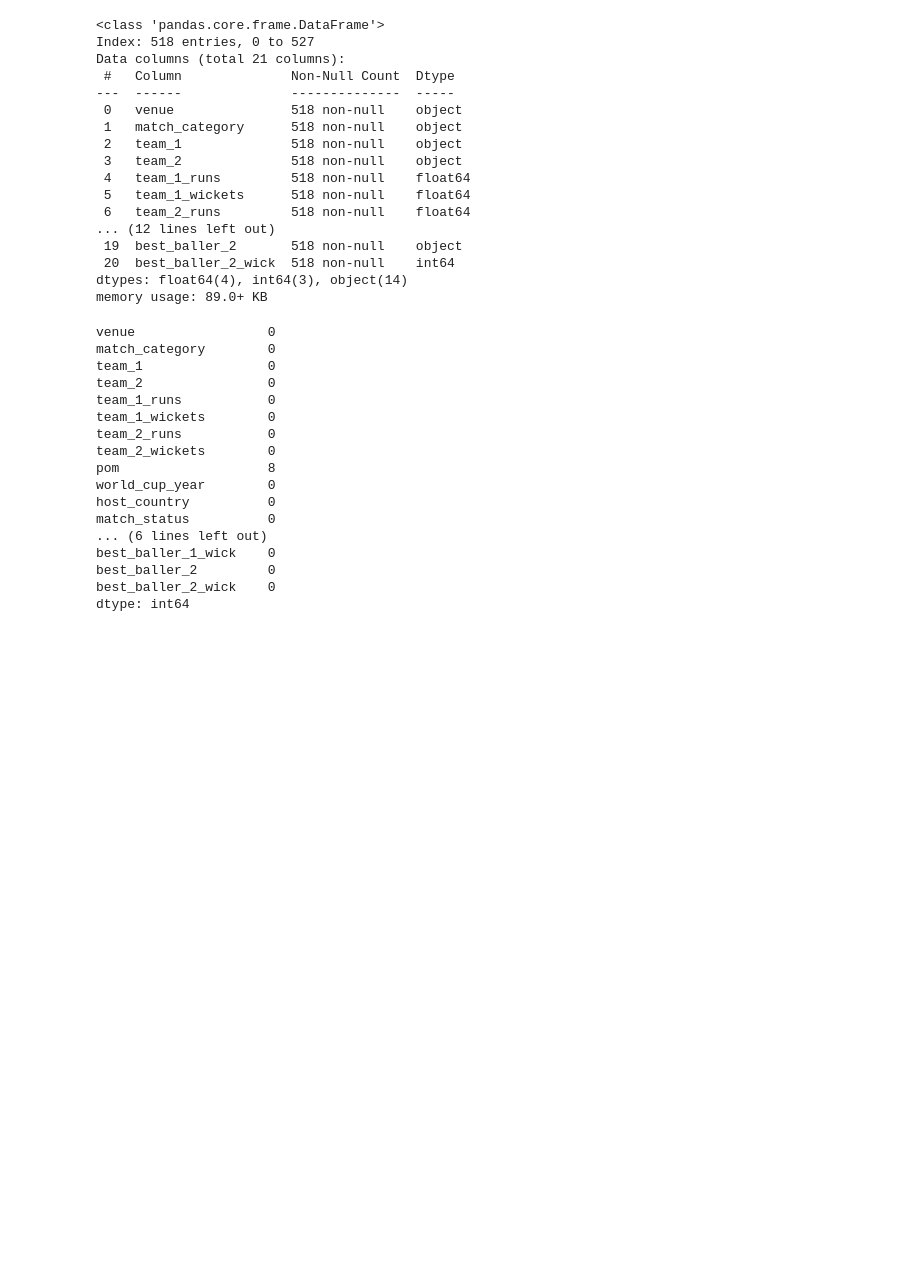
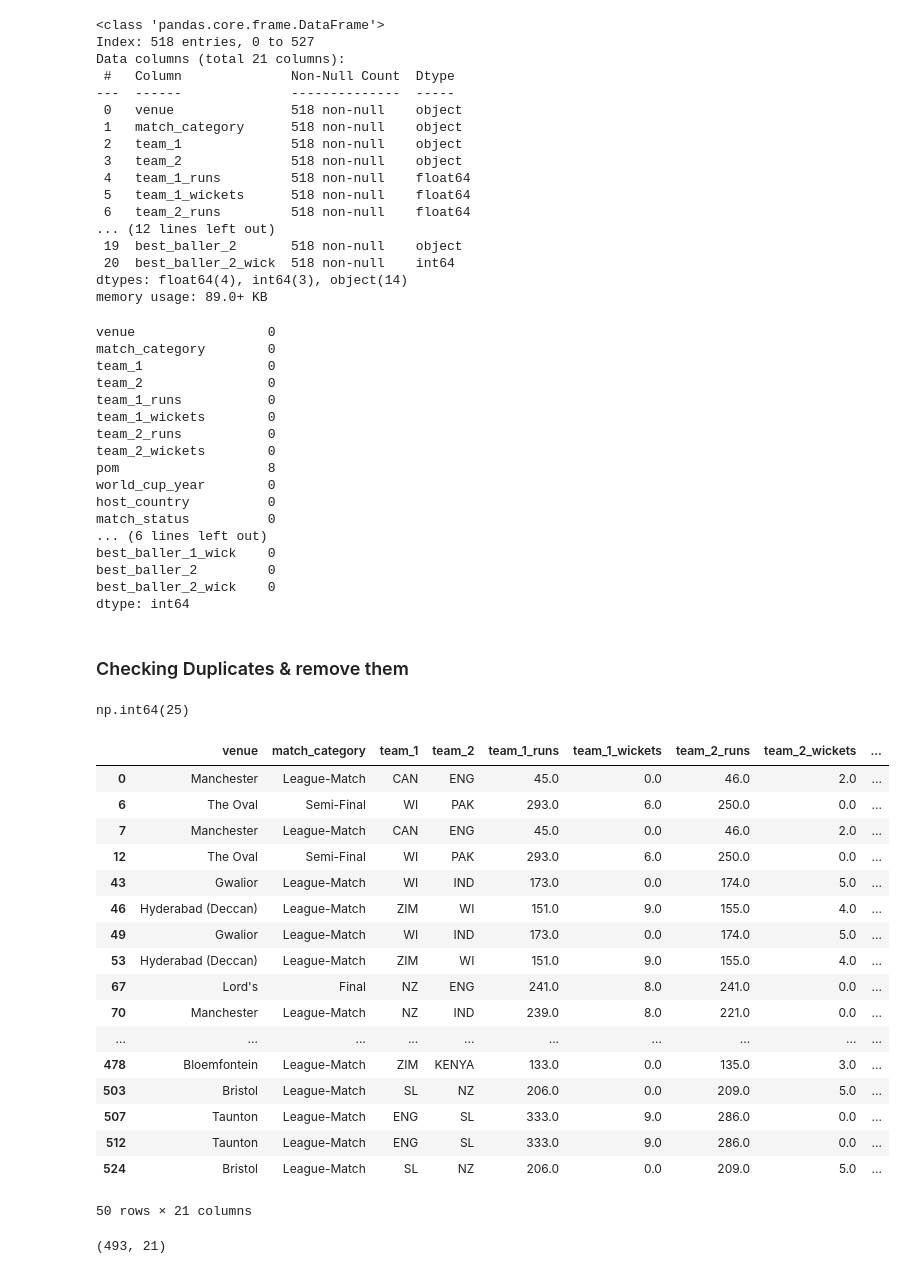
Before and after one commit to nuwan-dharmarathna/worldcup-analysis, a Jupyter notebook: worldcup_analysis.ipynb, the cells around one changed output. Drawn from its saved outputs; the diff is of its cells as text; code cells hidden in the pictures; blank space fills up the shorter version.

Commit message:
Handling duplicate rows in the dataset

```diff
--- a/worldcup_analysis.ipynb
+++ b/worldcup_analysis.ipynb
@@ -372,3 +372,34 @@ crick_df['pom'] = crick_df['pom'].fillna('Unknown')
 
 # Replace '' with 'Unknown' in the winning_team column
 crick_df['winning_team'] = crick_df['winning_team'].replace('', 'Unknown')
+# %% [markdown]
+### Checking Duplicates & remove them
+# %%
+crick_df.duplicated().sum()
+# %% [output]
+np.int64(25)
+# %%
+# Extract duplicate rows to duplicates
+duplicates = crick_df[crick_df.duplicated(keep=False)]
+
+# Display the duplicate rows
+duplicates
+# %% [output]
+|  | venue | match_category | team_1 | team_2 | team_1_runs | team_1_wickets | team_2_runs | team_2_wickets | ... |
+| 0 | Manchester | League-Match | CAN | ENG | 45.0 | 0.0 | 46.0 | 2.0 | ... |
+| 6 | The Oval | Semi-Final | WI | PAK | 293.0 | 6.0 | 250.0 | 0.0 | ... |
+| 7 | Manchester | League-Match | CAN | ENG | 45.0 | 0.0 | 46.0 | 2.0 | ... |
+| 12 | The Oval | Semi-Final | WI | PAK | 293.0 | 6.0 | 250.0 | 0.0 | ... |
+| 43 | Gwalior | League-Match | WI | IND | 173.0 | 0.0 | 174.0 | 5.0 | ... |
+| 46 | Hyderabad (Deccan) | League-Match | ZIM | WI | 151.0 | 9.0 | 155.0 | 4.0 | ... |
+| 49 | Gwalior | League-Match | WI | IND | 173.0 | 0.0 | 174.0 | 5.0 | ... |
+| 53 | Hyderabad (Deccan) | League-Match | ZIM | WI | 151.0 | 9.0 | 155.0 | 4.0 | ... |
+| 67 | Lord's | Final | NZ | ENG | 241.0 | 8.0 | 241.0 | 0.0 | ... |
+| 70 | Manchester | League-Match | NZ | IND | 239.0 | 8.0 | 221.0 | 0.0 | ... |
+| ... | ... | ... | ... | ... | ... | ... | ... | ... | ... |
+| 478 | Bloemfontein | League-Match | ZIM | KENYA | 133.0 | 0.0 | 135.0 | 3.0 | ... |
+| 503 | Bristol | League-Match | SL | NZ | 206.0 | 0.0 | 209.0 | 5.0 | ... |
+| 507 | Taunton | League-Match | ENG | SL | 333.0 | 9.0 | 286.0 | 0.0 | ... |
+| 512 | Taunton | League-Match | ENG | SL | 333.0 | 9.0 | 286.0 | 0.0 | ... |
+| 524 | Bristol | League-Match | SL | NZ | 206.0 | 0.0 | 209.0 | 5.0 | ... |
+50 rows × 21 columns
@@ -375,3 +408,7 @@ crick_df['winning_team'] = crick_df['winning_team'].replace('', 'Unknown')
+# %%
+crick_df.shape
+# %% [output]
+(493, 21)
 # %%
 # save the cleaned data to a new csv file
 
```
Also changed, not shown: parts of 1 cell of this notebook, 1 other file.
